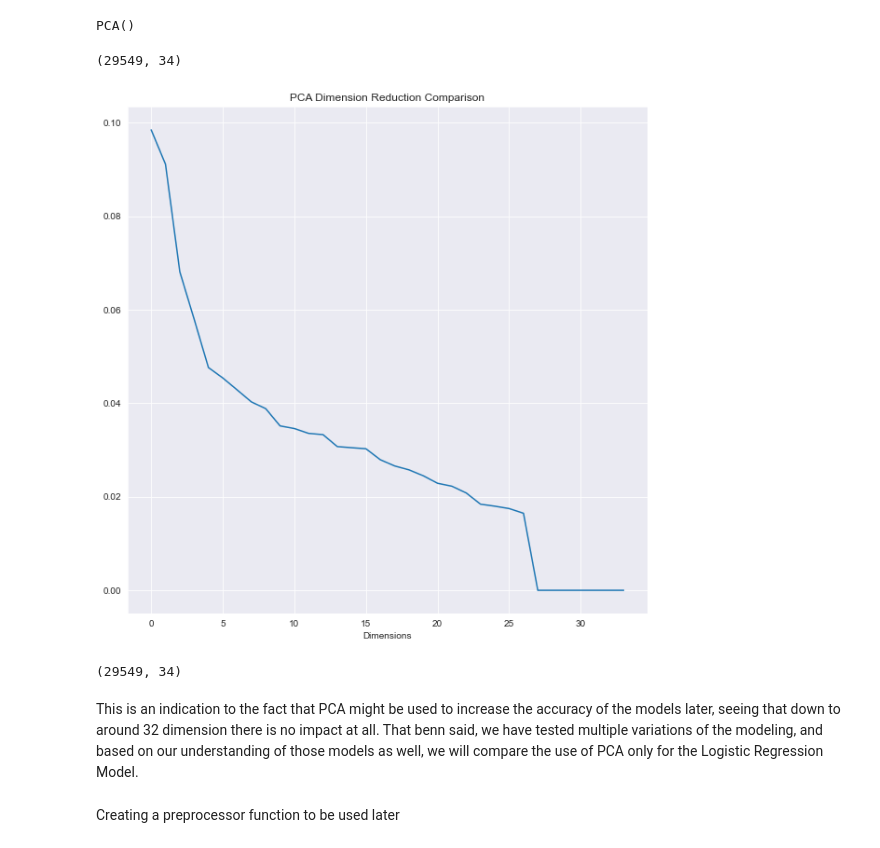
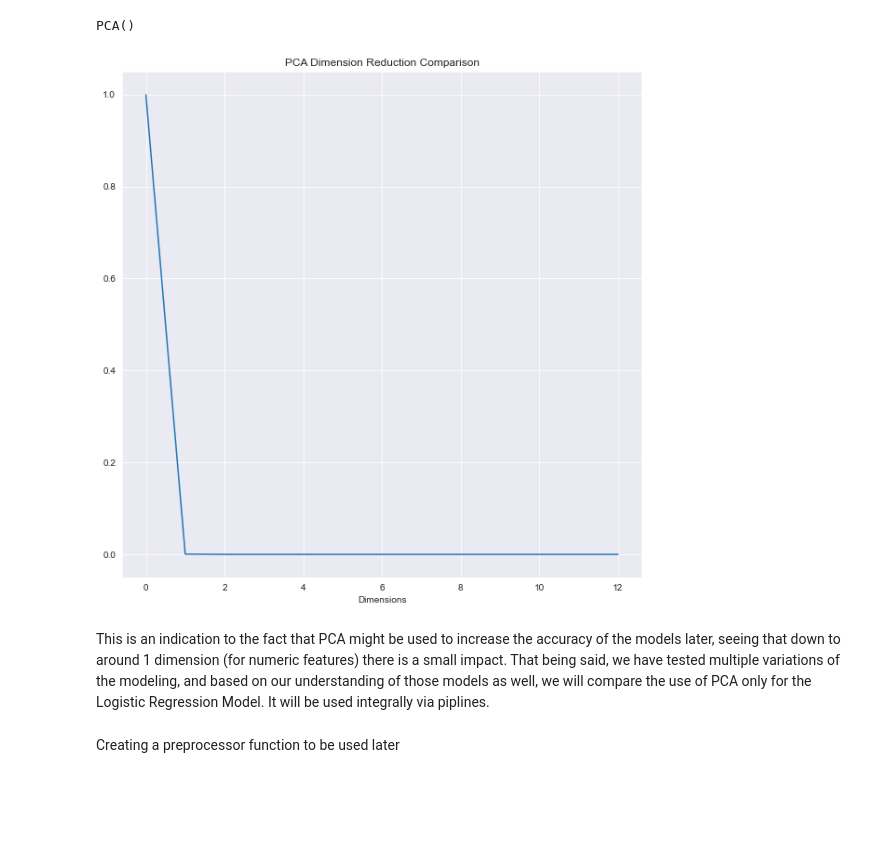
Before and after one commit to Guydada/Machine-Learning-Project---Guy-and-Tamar, a Jupyter notebook: Project.ipynb, the cells around one changed output. Drawn from its saved outputs; the diff is of its cells as text; code cells hidden in the pictures; blank space fills up the shorter version.

```diff
--- a/Project.ipynb
+++ b/Project.ipynb
@@ -731,35 +731,41 @@ As seen above promptly, Those are the removed outliers by zscore.
 We are going to run the standard scaler inside the pipeline, right now we are going to use it only for showing the methodology and comapring PCA dimensioality reduction.
-# %%
-# Split for PCA
-
-standardScalerX = StandardScaler()
-standardScalerX.fit(X_train)
-X_train_scaled = standardScalerX.transform(X_train)
+# %%
+num_features = ['time_until_order', 'adults',
+                'children', 'changes', 'adr',
+                'prev_canceled', 'anon_feat_0', 'anon_feat_1',
+                'anon_feat_2', 'anon_feat_5', 'anon_feat_8',
+                'anon_feat_10', 'country_cancel_ratio']
+
+cat_features = [i for i in X_train.columns.to_list() if (i not in  num_features)]
+# %%
+X_train_num = X_train[num_features]
+standardScalerX = StandardScaler()
+standardScalerX.fit(X_train_num)
+
+def scale_data(X):
+    X_num = X[num_features]
+    X_num = standardScalerX.transform(X_num)
+    X_scaled = X
+    X_scaled.loc[:,num_features] = standardScalerX.transform(X_scaled.loc[:,num_features])
+    return X_scaled
 # %%
-# Build PCA
-
+# Build PCA for numeric features, will be used only here -later via pipeline
 pca = PCA()
-data_for_PCA = (X_train_scaled-X_train_scaled.mean()/(X_train_scaled.std()))
-pca.fit(data_for_PCA)
+data_for_PCA = (X_train_num-X_train_num.mean()/(X_train_num.std()))
+pca.fit(X_train_num)
 # %% [output]
 PCA()
 # %%
-X_train_pca = pca.transform(X_train)
-X_test.shape
+X_train_pca = pca.transform(data_for_PCA)
-# %% [output]
-(29549, 34)
 # %%
 # Show the PCA comparison
-
 plt.figure(figsize=(10,10))
 plt.plot(pca.explained_variance_ratio_)
 plt.title('PCA Dimension Reduction Comparison')
 plt.xlabel('Dimensions')
 plt.show()
-X_test.shape
 # %% [output]
-[figure, old version]
+[figure, new version]
-(29549, 34)
 # %% [markdown]
-This is an indication to the fact that PCA might be used to increase the accuracy of the models later, seeing that down to around 32 dimension there is no impact at all.
-That benn said, we have tested multiple variations of the modeling, and based on our understanding of those models as well, we will compare the use of PCA only for the Logistic Regression Model.
+This is an indication to the fact that PCA might be used to increase the accuracy of the models later, seeing that down to around 1 dimension (for numeric features) there is a small impact.
+That being said, we have tested multiple variations of the modeling, and based on our understanding of those models as well, we will compare the use of PCA only for the Logistic Regression Model. It will be used integrally via piplines.
```
Also changed, not shown: parts of 46 cells of this notebook, 1 other file.
